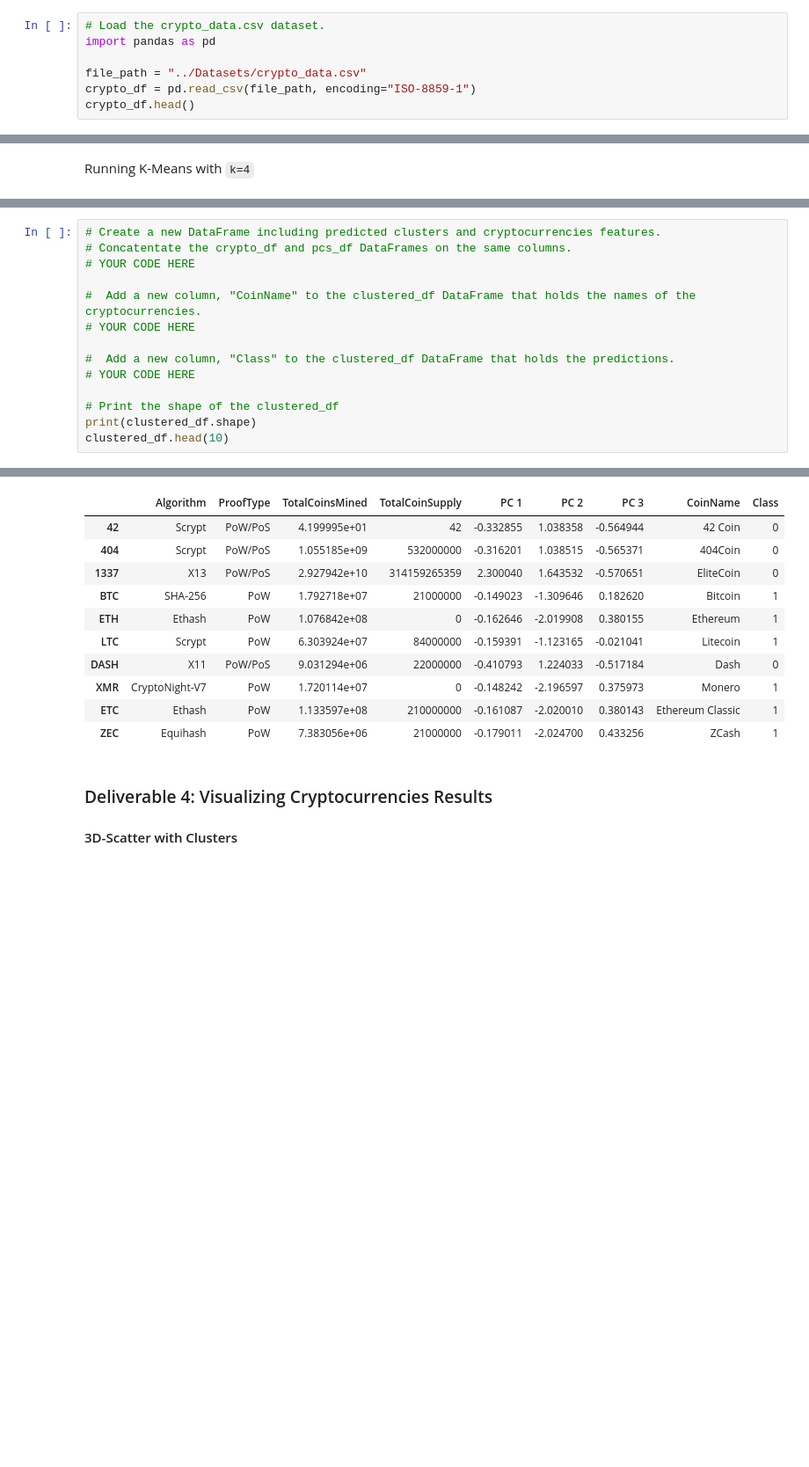
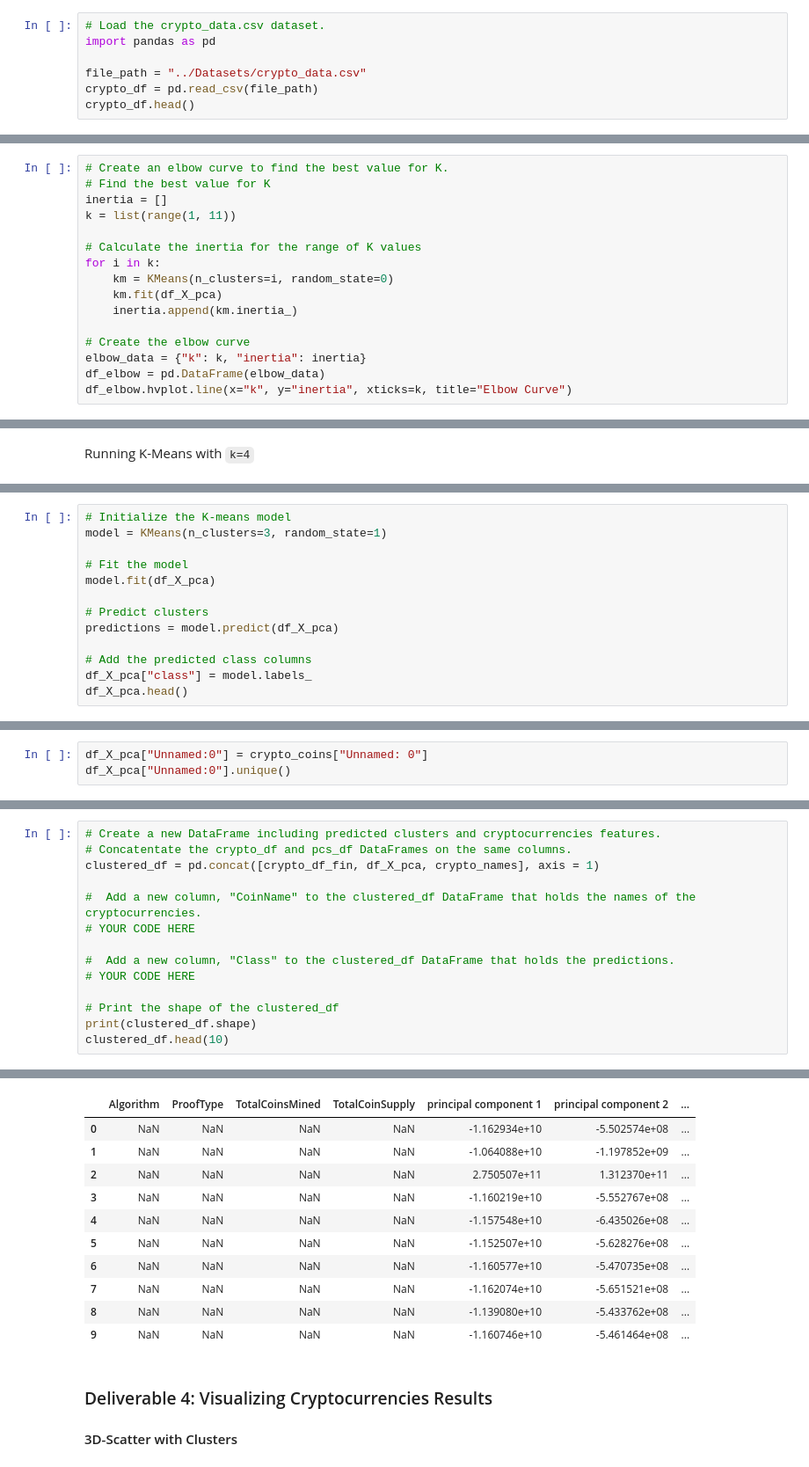
Before and after one commit to awar2170/Supervised_Mach_Learn, a Jupyter notebook: Module/Challenge/crypto_clustering.ipynb, the cells around one changed output, grey strips where cells are left out. Shown at 88% size. Saved outputs shown, nothing was run; the diff lists cells and outputs as text; blank space fills up the shorter version.

```diff
--- a/Module/Challenge/crypto_clustering.ipynb
+++ b/Module/Challenge/crypto_clustering.ipynb
@@ -16,7 +16,7 @@ from sklearn.cluster import KMeans
 import pandas as pd
 
 file_path = "../Datasets/crypto_data.csv"
-crypto_df = pd.read_csv(file_path, encoding="ISO-8859-1")
+crypto_df = pd.read_csv(file_path)
 crypto_df.head()
 # %% [output]
 |  | Unnamed: 0 | CoinName | Algorithm | IsTrading | ProofType | TotalCoinsMined | TotalCoinSupply |
@@ -176,0 +173,16 @@ array([[-0.33285464,  1.0383583 , -0.56494435],
+# %%
+# Create an elbow curve to find the best value for K.
+# Find the best value for K
+inertia = []
+k = list(range(1, 11))
+
+# Calculate the inertia for the range of K values
+for i in k:
+    km = KMeans(n_clusters=i, random_state=0)
+    km.fit(df_X_pca)
+    inertia.append(km.inertia_)
+
+# Create the elbow curve
+elbow_data = {"k": k, "inertia": inertia}
+df_elbow = pd.DataFrame(elbow_data)
+df_elbow.hvplot.line(x="k", y="inertia", xticks=k, title="Elbow Curve")
@@ -205,0 +193,13 @@ array([0, 0, 0, 1, 1, 1, 0, 1, 1, 1, 0, 1, 0, 0, 1, 0, 1, 1, 0, 0, 1, 1,
+# %%
+# Initialize the K-means model
+model = KMeans(n_clusters=3, random_state=1)
+
+# Fit the model
+model.fit(df_X_pca)
+
+# Predict clusters
+predictions = model.predict(df_X_pca)
+
+# Add the predicted class columns
+df_X_pca["class"] = model.labels_
+df_X_pca.head()
@@ -205,0 +213,3 @@ array([0, 0, 0, 1, 1, 1, 0, 1, 1, 1, 0, 1, 0, 0, 1, 0, 1, 1, 0, 0, 1, 1,
+# %%
+df_X_pca["Unnamed:0"] = crypto_coins["Unnamed: 0"]
+df_X_pca["Unnamed:0"].unique()
@@ -206,7 +234,7 @@ array([0, 0, 0, 1, 1, 1, 0, 1, 1, 1, 0, 1, 0, 0, 1, 0, 1, 1, 0, 0, 1, 1,
 # %%
 # Create a new DataFrame including predicted clusters and cryptocurrencies features.
 # Concatentate the crypto_df and pcs_df DataFrames on the same columns.
-# YOUR CODE HERE
+clustered_df = pd.concat([crypto_df_fin, df_X_pca, crypto_names], axis = 1)
 
 #  Add a new column, "CoinName" to the clustered_df DataFrame that holds the names of the cryptocurrencies.
 # YOUR CODE HERE
@@ -222,14 +250,14 @@ clustered_df.head(10)
-|  | Algorithm | ProofType | TotalCoinsMined | TotalCoinSupply | PC 1 | PC 2 | PC 3 | CoinName | Class |
-| 42 | Scrypt | PoW/PoS | 4.199995e+01 | 42 | -0.332855 | 1.038358 | -0.564944 | 42 Coin | 0 |
-| 404 | Scrypt | PoW/PoS | 1.055185e+09 | 532000000 | -0.316201 | 1.038515 | -0.565371 | 404Coin | 0 |
-| 1337 | X13 | PoW/PoS | 2.927942e+10 | 314159265359 | 2.300040 | 1.643532 | -0.570651 | EliteCoin | 0 |
-| BTC | SHA-256 | PoW | 1.792718e+07 | 21000000 | -0.149023 | -1.309646 | 0.182620 | Bitcoin | 1 |
-| ETH | Ethash | PoW | 1.076842e+08 | 0 | -0.162646 | -2.019908 | 0.380155 | Ethereum | 1 |
-| LTC | Scrypt | PoW | 6.303924e+07 | 84000000 | -0.159391 | -1.123165 | -0.021041 | Litecoin | 1 |
-| DASH | X11 | PoW/PoS | 9.031294e+06 | 22000000 | -0.410793 | 1.224033 | -0.517184 | Dash | 0 |
-| XMR | CryptoNight-V7 | PoW | 1.720114e+07 | 0 | -0.148242 | -2.196597 | 0.375973 | Monero | 1 |
-| ETC | Ethash | PoW | 1.133597e+08 | 210000000 | -0.161087 | -2.020010 | 0.380143 | Ethereum Classic | 1 |
-| ZEC | Equihash | PoW | 7.383056e+06 | 21000000 | -0.179011 | -2.024700 | 0.433256 | ZCash | 1 |
+|  | Algorithm | ProofType | TotalCoinsMined | TotalCoinSupply | principal component 1 | principal component 2 | ... |
+| 0 | NaN | NaN | NaN | NaN | -1.162934e+10 | -5.502574e+08 | ... |
+| 1 | NaN | NaN | NaN | NaN | -1.064088e+10 | -1.197852e+09 | ... |
+| 2 | NaN | NaN | NaN | NaN | 2.750507e+11 | 1.312370e+11 | ... |
+| 3 | NaN | NaN | NaN | NaN | -1.160219e+10 | -5.552767e+08 | ... |
+| 4 | NaN | NaN | NaN | NaN | -1.157548e+10 | -6.435026e+08 | ... |
+| 5 | NaN | NaN | NaN | NaN | -1.152507e+10 | -5.628276e+08 | ... |
+| 6 | NaN | NaN | NaN | NaN | -1.160577e+10 | -5.470735e+08 | ... |
+| 7 | NaN | NaN | NaN | NaN | -1.162074e+10 | -5.651521e+08 | ... |
+| 8 | NaN | NaN | NaN | NaN | -1.139080e+10 | -5.433762e+08 | ... |
+| 9 | NaN | NaN | NaN | NaN | -1.160746e+10 | -5.461464e+08 | ... |
 # %% [markdown]
 ### Deliverable 4: Visualizing Cryptocurrencies Results
 
```
Also changed, not shown: parts of 16 cells of this notebook, 1 other file.
